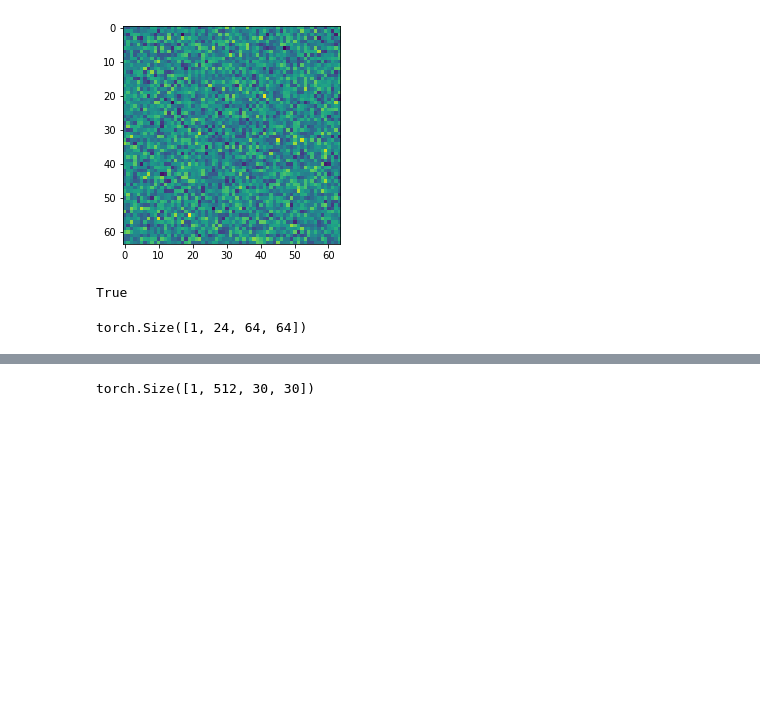
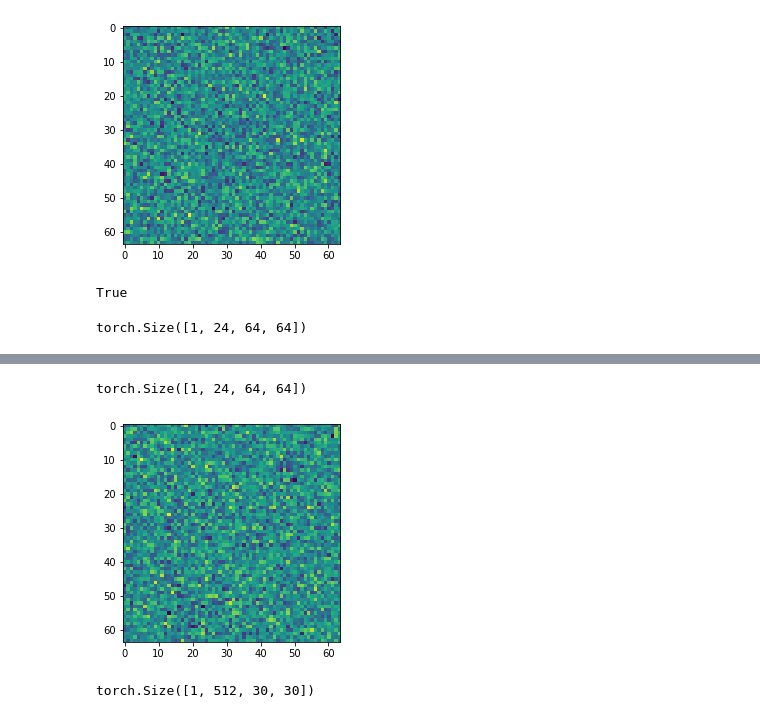
Before and after one commit to pmistry9597/Climate-Hack-2022, a Jupyter notebook: unet/tests.ipynb, the cells around one changed output, grey strips where cells are left out. Saved outputs shown, nothing was run; the diff lists cells and outputs as text; code cells hidden in the pictures; blank space fills up the shorter version.

```diff
--- a/unet/tests.ipynb
+++ b/unet/tests.ipynb
@@ -51,3 +77,15 @@ torch.Size([1, 24, 64, 64])
+# %%
+imp.reload(model)
+unetdeep = model.UNetDeep()
+garbo = torch.randn([1,12,128,128])
+unetdeep(garbo).shape
+# %% [output]
+torch.Size([1, 24, 64, 64])
+# %%
+plt.imshow(unetdeep(garbo).detach()[:, 0].view([64,64]))
+plt.show()
+# %% [output]
+[figure, added]
 # %%
 q = torch.randn([1, 512, 30, 30])
 kv = torch.randn([1, 1024, 6, 6])
```
Also changed, not shown: parts of 3 cells of this notebook, 4 other files.
